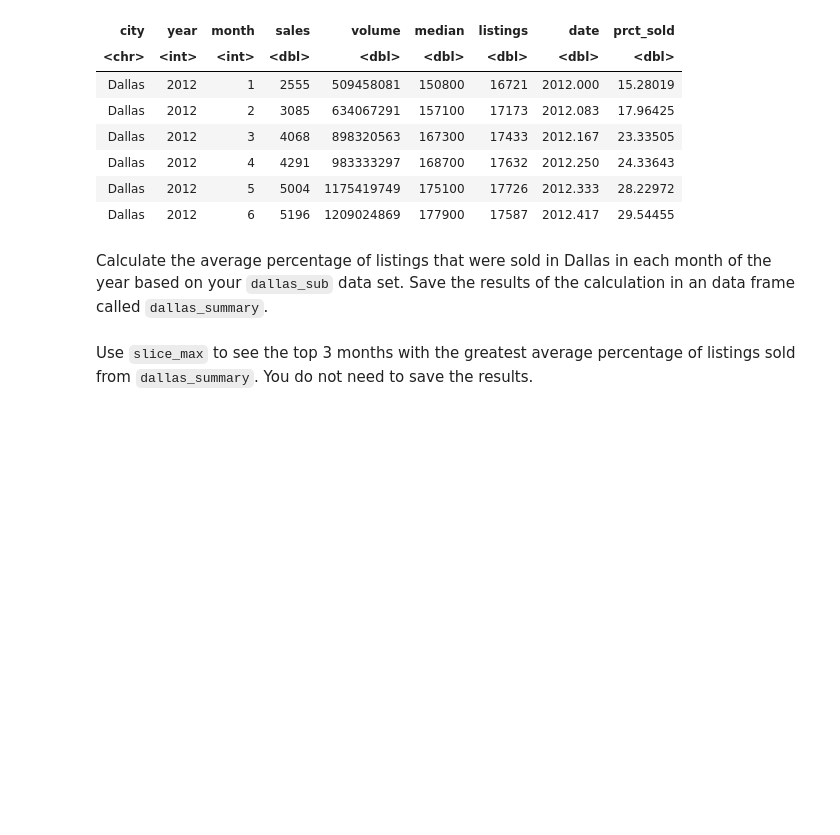
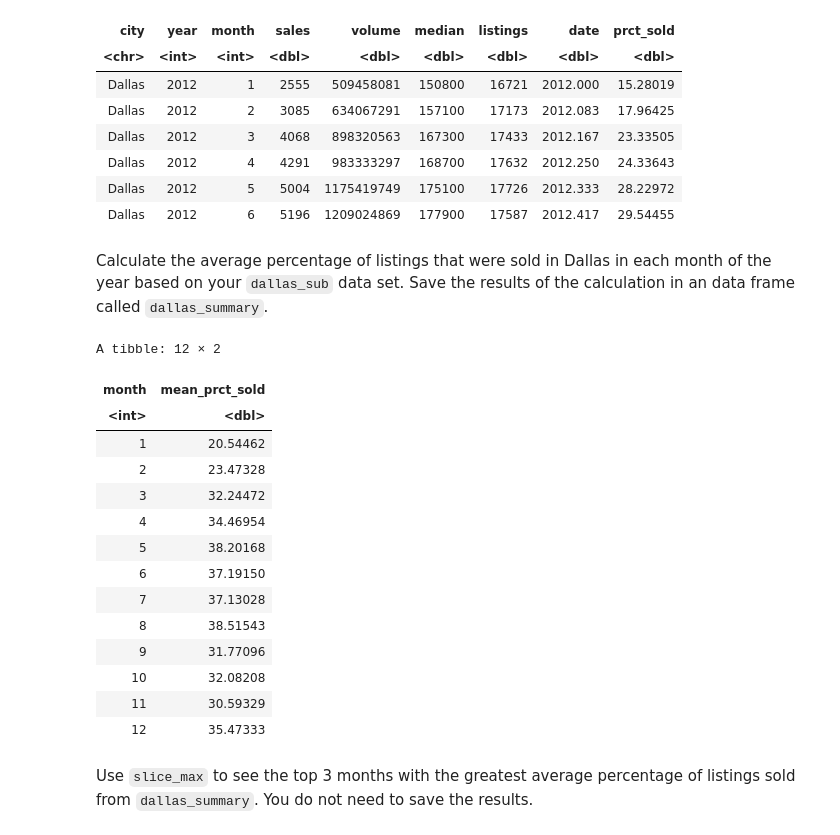
Before and after one commit to UNC-DATA-730/unit-2-assignment-dameyer, a Jupyter notebook: assignment2.ipynb, the cells around one changed output. Cells and saved outputs as stored; diff of their text form; code cells hidden in the pictures; blank space fills up the shorter version.

```diff
--- a/assignment2.ipynb
+++ b/assignment2.ipynb
@@ -185,5 +186,29 @@ A tibble: 6 × 9
 | Dallas | 2012 | 6 | 5196 | 1209024869 | 177900 | 17587 | 2012.417 | 29.54455 |
 # %% [markdown]
 Calculate the average percentage of listings that were sold in Dallas in each month of the year based on your `dallas_sub` data set. Save the results of the calculation in an data frame called `dallas_summary`.
+# %%
+
+dallas_summary =
+                dallas_sub |>
+                    group_by(month) |>
+                        summarize(mean_prct_sold = mean(prct_sold))
+
+dallas_summary
+# %% [output]
+A tibble: 12 × 2
+| month | mean_prct_sold |
+| <int> | <dbl> |
+| 1 | 20.54462 |
+| 2 | 23.47328 |
+| 3 | 32.24472 |
+| 4 | 34.46954 |
+| 5 | 38.20168 |
+| 6 | 37.19150 |
+| 7 | 37.13028 |
+| 8 | 38.51543 |
+| 9 | 31.77096 |
+| 10 | 32.08208 |
+| 11 | 30.59329 |
+| 12 | 35.47333 |
 # %% [markdown]
 Use `slice_max` to see the top 3 months with the greatest average percentage of listings sold from `dallas_summary`. You do not need to save the results.
```
Also changed, not shown: parts of 3 cells of this notebook.
